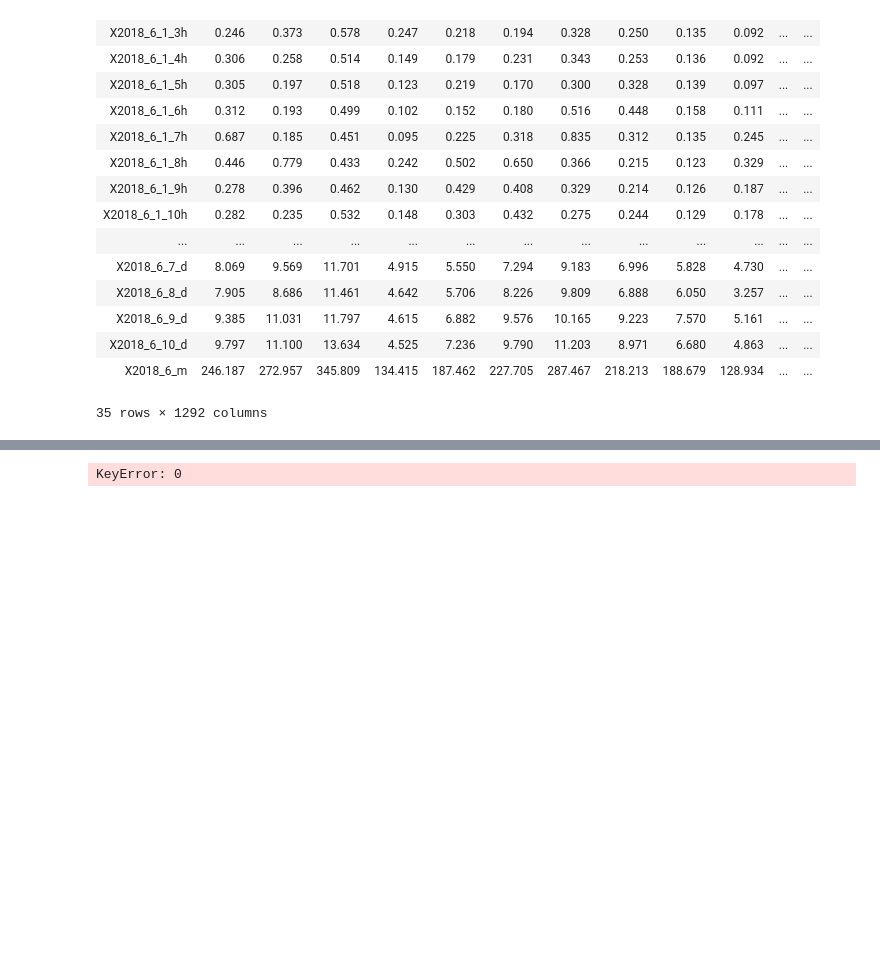
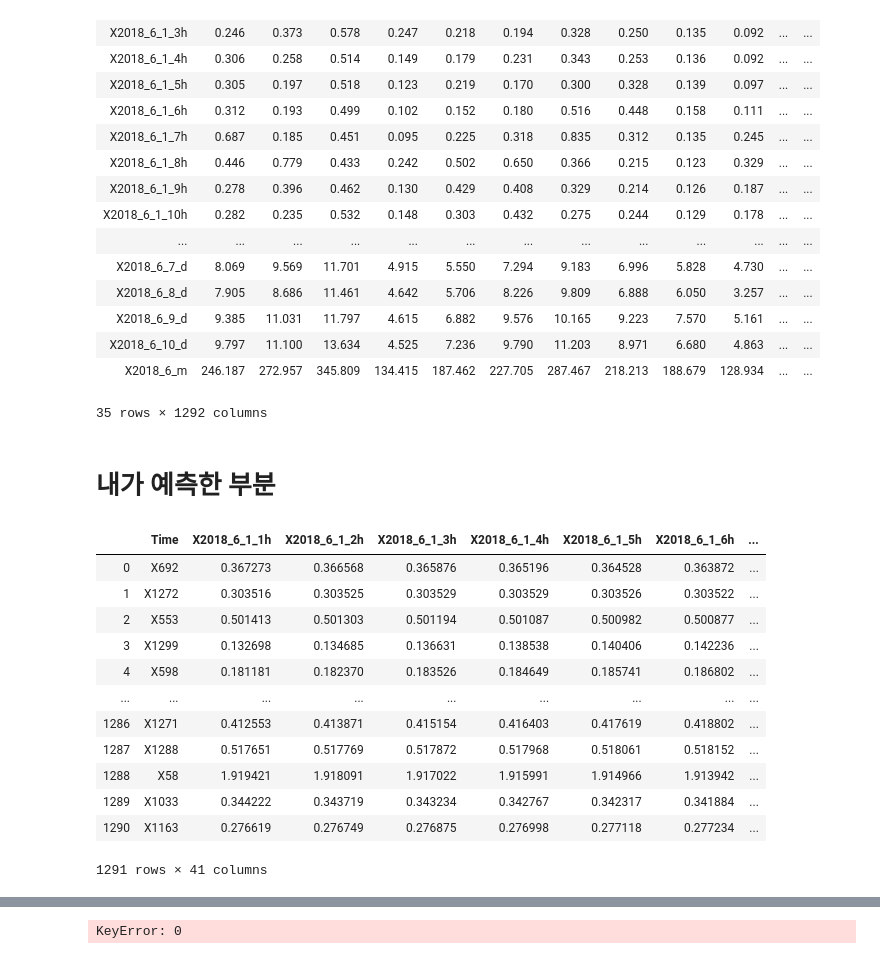
Before and after one commit to yagippi27/DACON_CONTEST_2019, a Jupyter notebook: SUHYUN/r24_med_Feb, r48_med_Feb_applyting_SMAPE.ipynb, the cells around one changed output, grey strips where cells are left out. Drawn from its saved outputs; the diff is of its cells as text; code cells hidden in the pictures; blank space fills up the shorter version.

```diff
--- a/SUHYUN/r24_med_Feb, r48_med_Feb_applyting_SMAPE.ipynb
+++ b/SUHYUN/r24_med_Feb, r48_med_Feb_applyting_SMAPE.ipynb
@@ -160,6 +160,24 @@ real_concat
 | X2018_6_10_d | 9.797 | 11.100 | 13.634 | 4.525 | 7.236 | 9.790 | 11.203 | 8.971 | 6.680 | 4.863 | ... | ... |
 | X2018_6_m | 246.187 | 272.957 | 345.809 | 134.415 | 187.462 | 227.705 | 287.467 | 218.213 | 188.679 | 128.934 | ... | ... |
 35 rows × 1292 columns
+# %% [markdown]
+# 내가 예측한 부분
+# %%
+train_sub_jun_r48_med_Feb # 1291개
+# %% [output]
+|  | Time | X2018_6_1_1h | X2018_6_1_2h | X2018_6_1_3h | X2018_6_1_4h | X2018_6_1_5h | X2018_6_1_6h | ... |
+| 0 | X692 | 0.367273 | 0.366568 | 0.365876 | 0.365196 | 0.364528 | 0.363872 | ... |
+| 1 | X1272 | 0.303516 | 0.303525 | 0.303529 | 0.303529 | 0.303526 | 0.303522 | ... |
+| 2 | X553 | 0.501413 | 0.501303 | 0.501194 | 0.501087 | 0.500982 | 0.500877 | ... |
+| 3 | X1299 | 0.132698 | 0.134685 | 0.136631 | 0.138538 | 0.140406 | 0.142236 | ... |
+| 4 | X598 | 0.181181 | 0.182370 | 0.183526 | 0.184649 | 0.185741 | 0.186802 | ... |
+| ... | ... | ... | ... | ... | ... | ... | ... | ... |
+| 1286 | X1271 | 0.412553 | 0.413871 | 0.415154 | 0.416403 | 0.417619 | 0.418802 | ... |
+| 1287 | X1288 | 0.517651 | 0.517769 | 0.517872 | 0.517968 | 0.518061 | 0.518152 | ... |
+| 1288 | X58 | 1.919421 | 1.918091 | 1.917022 | 1.915991 | 1.914966 | 1.913942 | ... |
+| 1289 | X1033 | 0.344222 | 0.343719 | 0.343234 | 0.342767 | 0.342317 | 0.341884 | ... |
+| 1290 | X1163 | 0.276619 | 0.276749 | 0.276875 | 0.276998 | 0.277118 | 0.277234 | ... |
+1291 rows × 41 columns
 # %%
 train_sub_jun_r48_med_Feb
 # %% [output]
```
Also changed, not shown: parts of 1 cell of this notebook, 41 other files.
